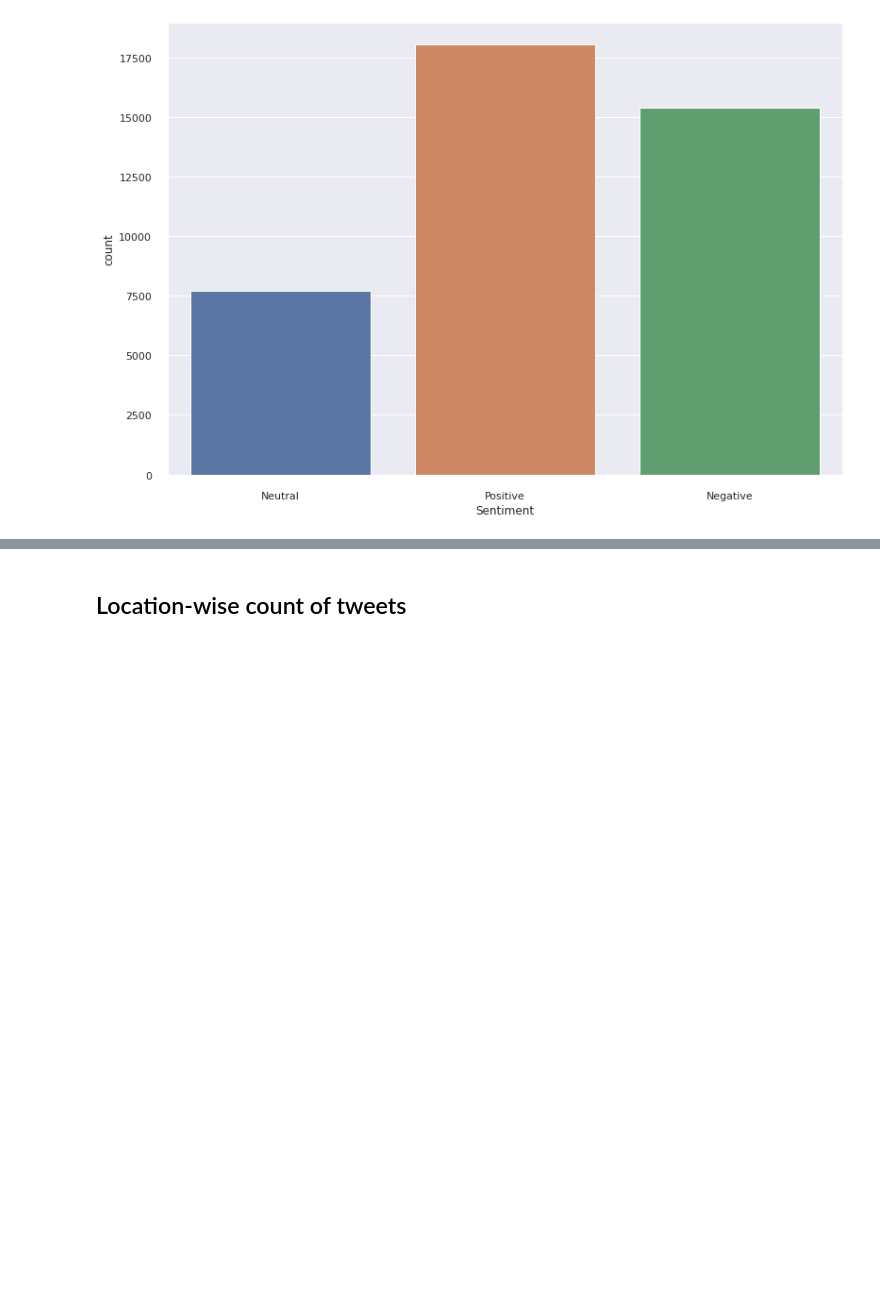
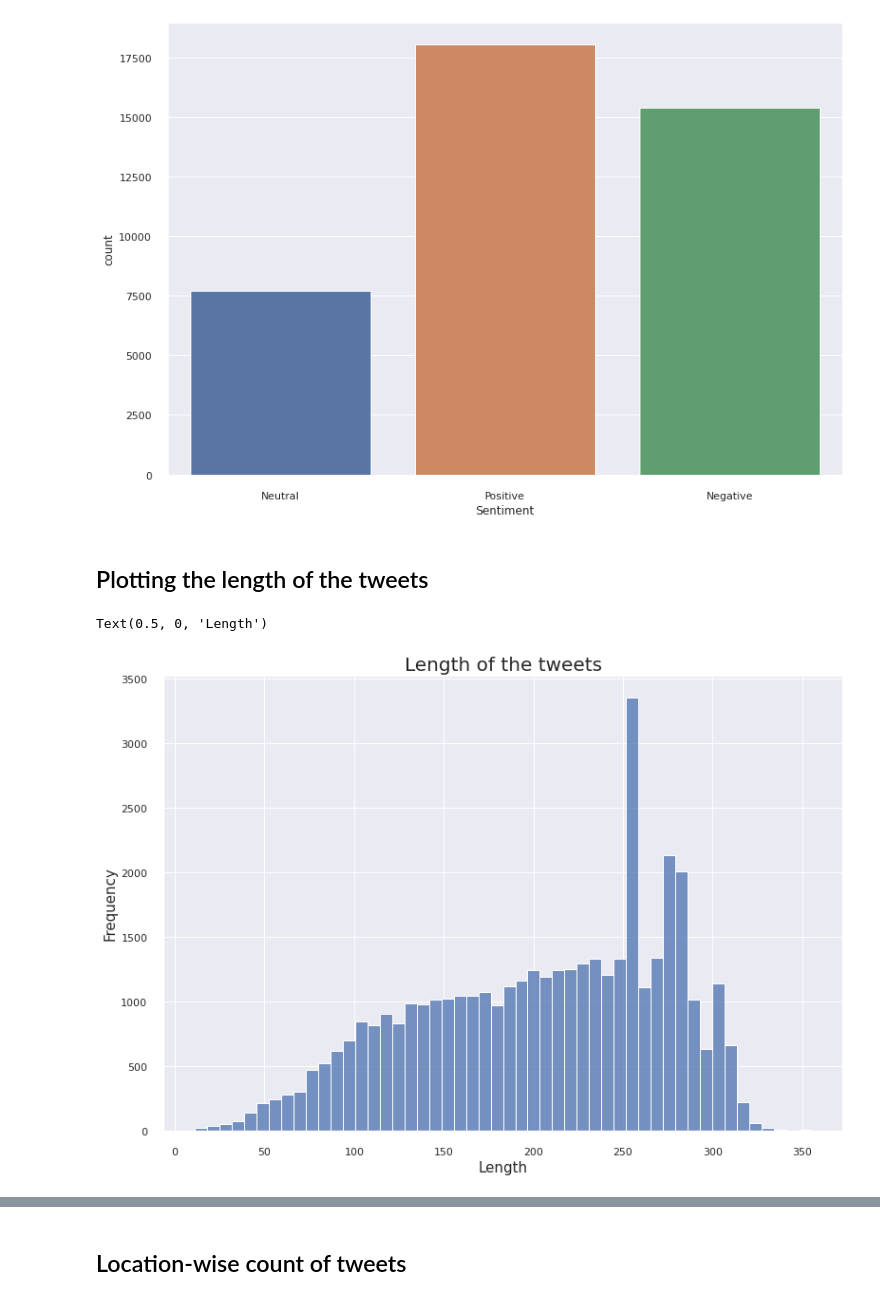
Before and after one commit to codeboy47/Coronavirus-Tweet-Sentiment-Analysis, a Jupyter notebook: Akshit_Singh_Notebook.ipynb, the cells around one changed output, grey strips where cells are left out. Saved outputs shown, nothing was run; the diff lists cells and outputs as text; code cells hidden in the pictures; blank space fills up the shorter version.

```diff
--- a/Akshit_Singh_Notebook.ipynb
+++ b/Akshit_Singh_Notebook.ipynb
@@ -186,3 +211,17 @@ sns.countplot(x = tweet_df['Sentiment'])
 # %% [output]
 <matplotlib.axes._subplots.AxesSubplot at 0x...>
 [figure]
+# %% [markdown]
+## Plotting the length of the tweets
+# %%
+# setting seaborn plotting aesthetics for creating a bar chart
+sns.histplot(
+    x = tweet_df['OriginalTweet'].str.len(),
+    bins = 50
+)
+plt.title('Length of the tweets', fontsize = 20)
+plt.ylabel('Frequency', fontsize = 15)
+plt.xlabel('Length', fontsize = 15)
+# %% [output]
+Text(0.5, 0, 'Length')
+[figure, added]
```
Also changed, not shown: parts of 70 cells of this notebook.
